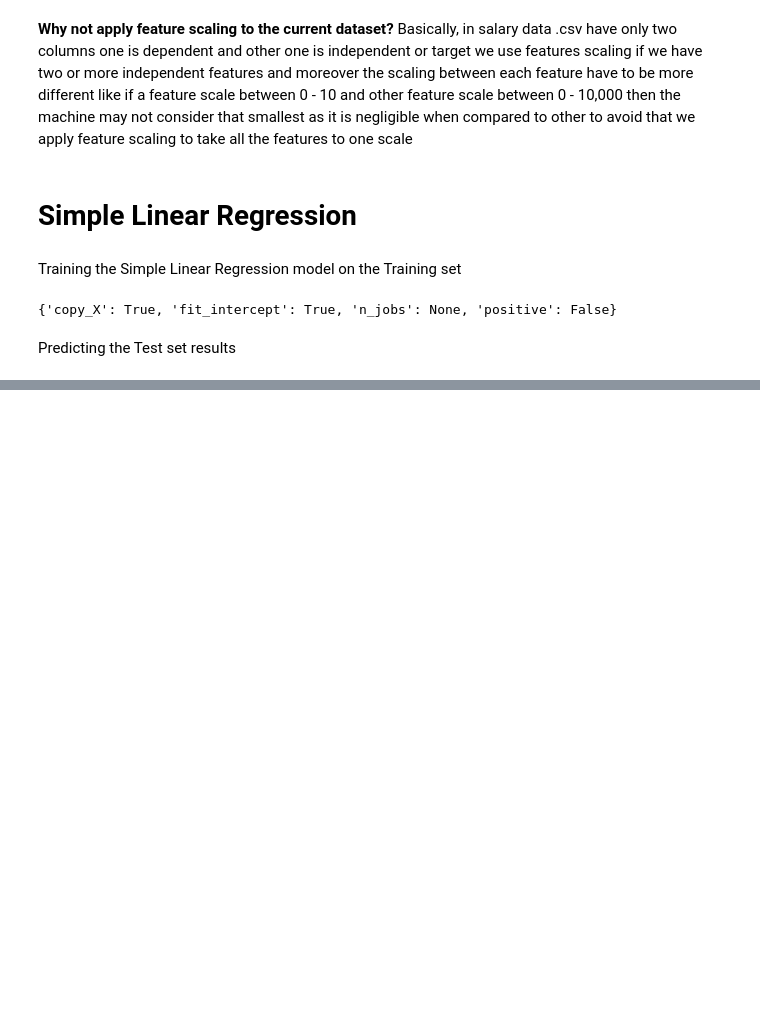
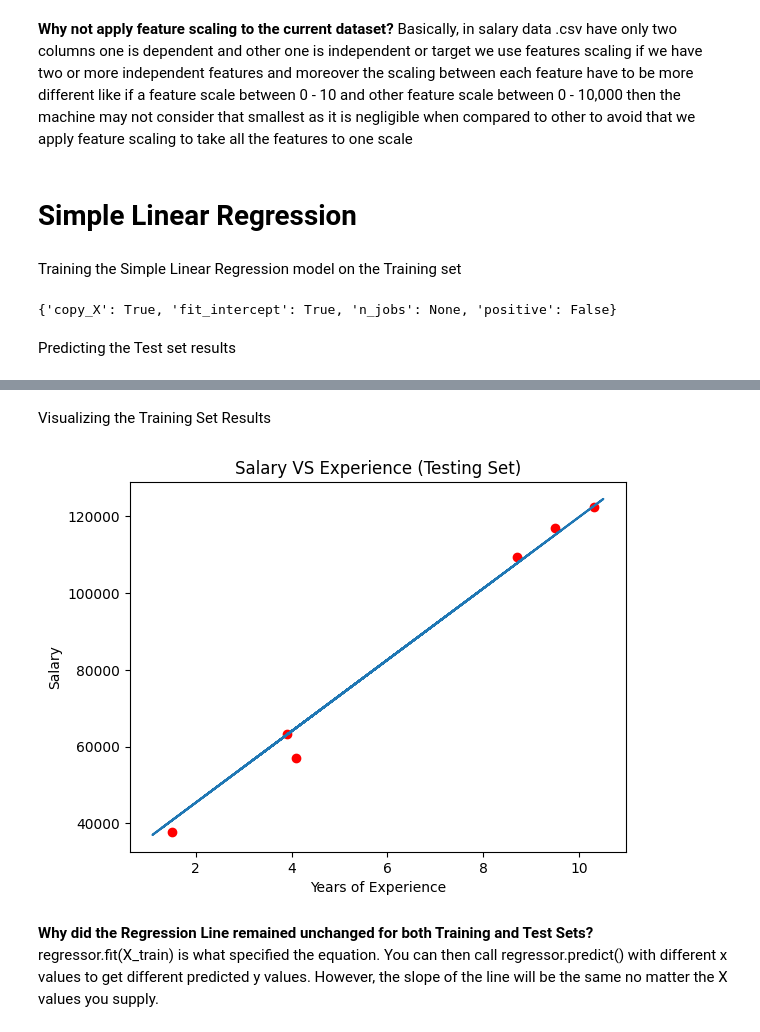
Before and after one commit to raziullah7/Machine-Learning-Zero-to-Zoro, a Jupyter notebook: Regression/Simple Linear Regression/notebook.ipynb, the cells around one changed output, grey strips where cells are left out. Drawn from its saved outputs; the diff is of its cells as text; code cells hidden in the pictures; blank space fills up the shorter version.

```diff
--- a/Regression/Simple Linear Regression/notebook.ipynb
+++ b/Regression/Simple Linear Regression/notebook.ipynb
@@ -42,0 +66,25 @@ array([ 40748.96184072, 122699.62295594,  64961.65717022,  63099.14214487,
+# %% [markdown]
+Visualizing the Training Set Results
+# %%
+# plotting the points in the Testing Set graph
+plt.scatter(X_test, y_test, color='red')
+
+# plotting the regression line for the Testing Set (SAME)
+plt.plot(X_train, X_pred)
+
+# setting the title of the graph
+plt.title('Salary VS Experience (Testing Set)')
+
+# assigning a label to x-axis
+plt.xlabel('Years of Experience')
+
+# assigning a label to y-axis
+plt.ylabel('Salary')
+
+# displaying the graphical representation
+plt.show()
+# %% [output]
+[figure, added]
+# %% [markdown]
+**Why did the Regression Line remained unchanged for both Training and Test Sets?**
+regressor.fit(X_train) is what specified the equation. You can then call regressor.predict() with different x values to get different predicted y values. However, the slope of the line will be the same no matter the X values you supply.
```
Also changed, not shown: parts of 3 cells of this notebook.
